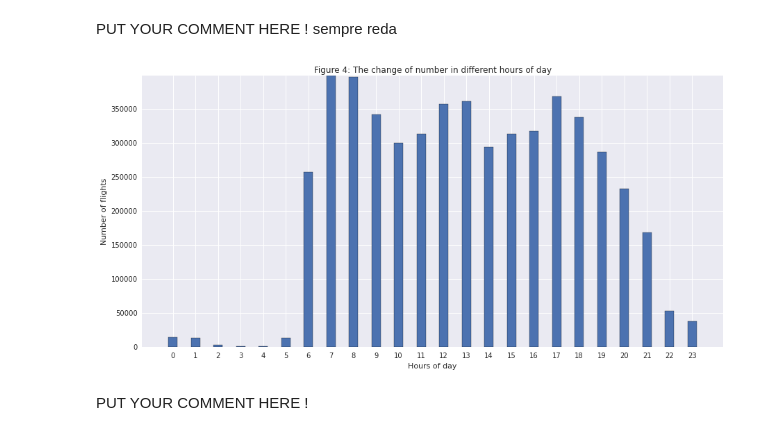
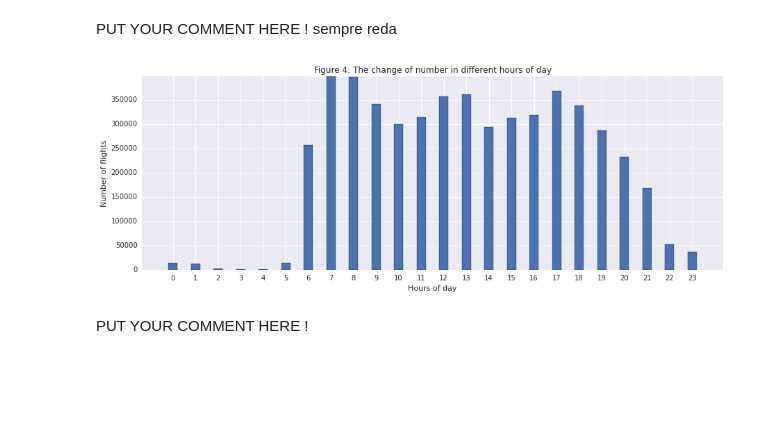
Before and after one commit to alegaballo/AML, a Jupyter notebook: [Lecture 5+6] Regression algorithm - Using Random Forests to predict Airplane Delays.ipynb, the cells around one changed output. Cells and saved outputs as stored; diff of their text form; code cells hidden in the pictures; blank space fills up the shorter version.

```diff
--- a/[Lecture 5+6] Regression algorithm - Using Random Forests to predict Airplane Delays.ipynb
+++ b/[Lecture 5+6] Regression algorithm - Using Random Forests to predict Airplane Delays.ipynb
@@ -285,7 +283,7 @@ Finally, the data should be cached.
 # create dataframe df
 df = (sqlContext.createDataFrame(cleaned_data_to_columns, airline_data_schema)
         .select("year", "month", "day_of_month", "day_of_week", "scheduled_departure_time",\
-                "scheduled_arrival_time", "arrival_delay", "distance", "carrier", "src_airport", "dest_airport")
+                "scheduled_arrival_time", "arrival_time","arrival_delay", "distance", "carrier", "src_airport", "dest_airport")
         .cache()
     )
 # %% [markdown]
@@ -468,9 +466,8 @@ plt.show()
 PUT YOUR COMMENT HERE ! sempre reda
 # %%
 def get_hour(row):
-    if row[1]/100 == 24:
-        return(row[0], 0)
-    return(row[0], int(row[1]/100))
+    #putting 00:mm and 24:mm in the same bin
+    return(row[0],int((row[1]/100)%24))
 
 statistic_hour_of_day = df.select("year", "scheduled_departure_time")\
                         .rdd.map(get_hour).toDF(('year', 'hour'))\
@@ -479,19 +476,19 @@ statistic_hour_of_day = df.select("year", "scheduled_departure_time")\
 pdfHOD = pd.DataFrame(statistic_hour_of_day.collect())
 # %%
 # plot bar chart
-plt.figure(figsize=(15, 7))
+plt.figure(figsize=(15, 5))
 plt.xlabel("Hours of day")
 plt.ylabel("Number of flights")
 plt.title('Figure 4: The change of number in different hours of day')
 plt.grid(True,which="both",ls="-")
 
 # plot bar chart
 plt.bar(pdfHOD[1], pdfHOD[2], width=0.4, align='center')
 plt.margins(0.05, 0)
 plt.xticks(pdfHOD[1])
 plt.show()
 # %% [output]
-[figure, old version]
+[figure, new version]
 # %% [markdown]
 PUT YOUR COMMENT HERE !
 # %% [markdown]
```
Also changed, not shown: parts of 32 cells of this notebook.
